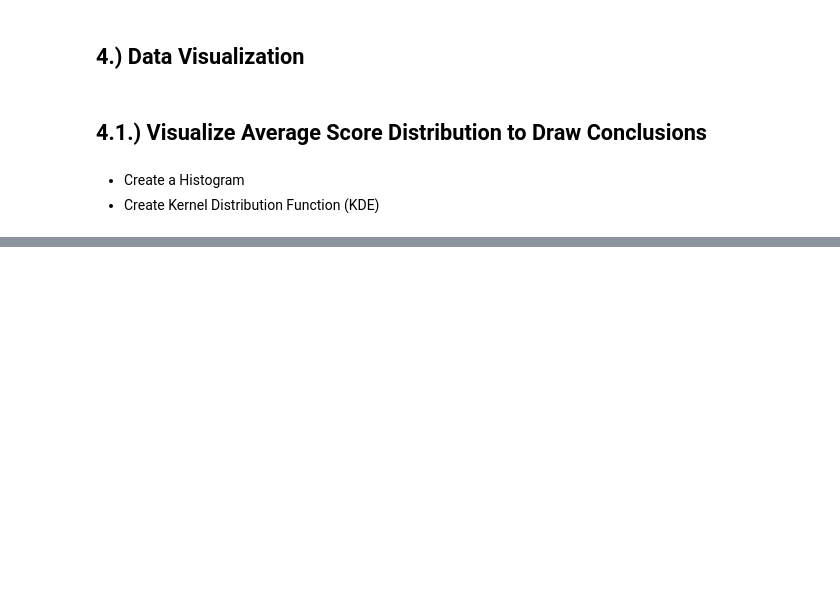
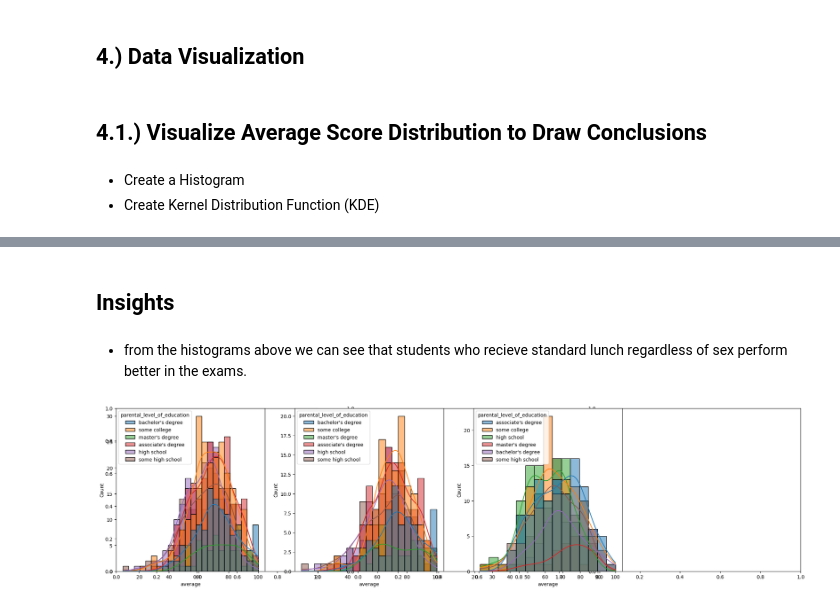
Before and after one commit to lrngdtascinc/ML_Project, a Jupyter notebook: notebook/EDA_Student_Performance.ipynb, the cells around one changed output, grey strips where cells are left out. Saved outputs shown, nothing was run; the diff lists cells and outputs as text; code cells hidden in the pictures; blank space fills up the shorter version.

```diff
--- a/notebook/EDA_Student_Performance.ipynb
+++ b/notebook/EDA_Student_Performance.ipynb
@@ -259,0 +298,16 @@ Number of Students with writing scores of 20 or less: 3
+# %% [markdown]
+## Insights
+# %% [markdown]
+* from the histograms above we can see that students who recieve standard lunch regardless of sex perform better in the exams.
+# %%
+#Plot the effect parental education had on exams scores
+plt.subplots(1, 3, figsize = (25, 6))
+plt.subplot(141)
+ax =sns.histplot(data = sp_df, x = 'average', kde = True, hue = 'parental_level_of_education')
+plt.subplot(142)
+ax =sns.histplot(data = sp_df[sp_df.gender == 'female'], x = 'average', kde = True, hue = 'parental_level_of_education')
+plt.subplot(143)
+ax =sns.histplot(data = sp_df[sp_df.gender == 'male'], x = 'average', kde = True, hue = 'parental_level_of_education')
+plt.show()
+# %% [output]
+[figure, added]
```
Also changed, not shown: parts of 19 cells of this notebook.
